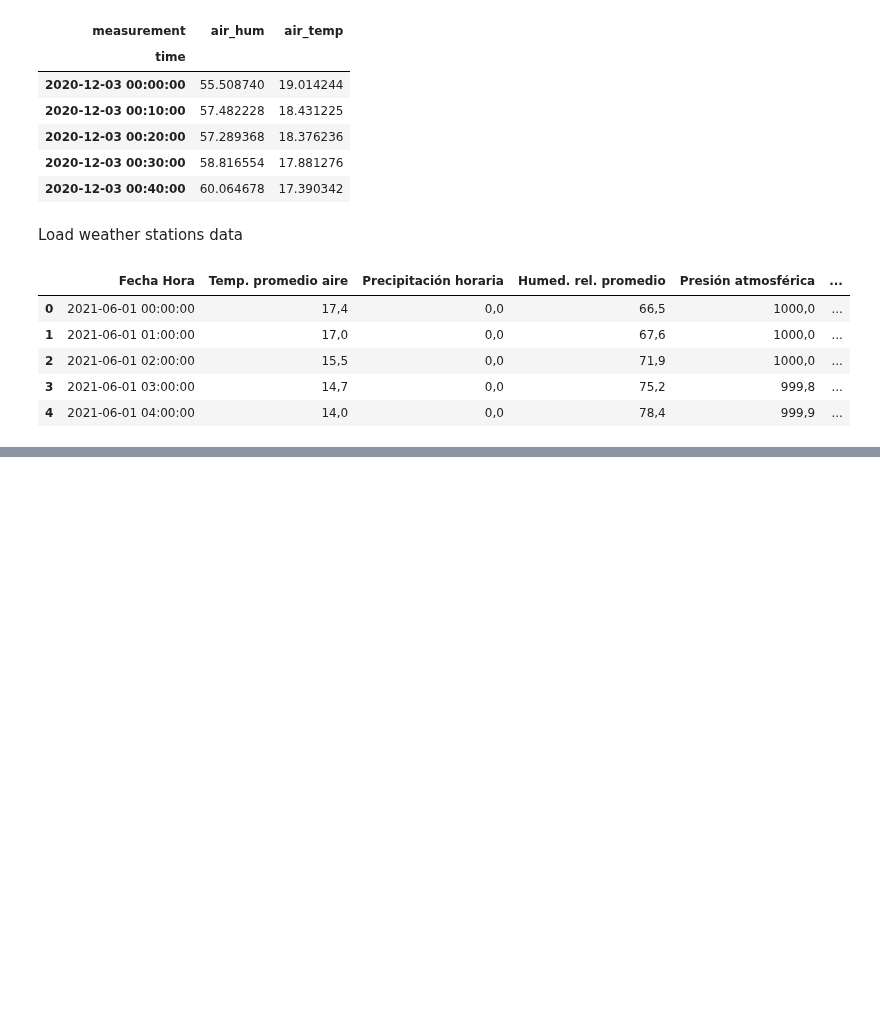
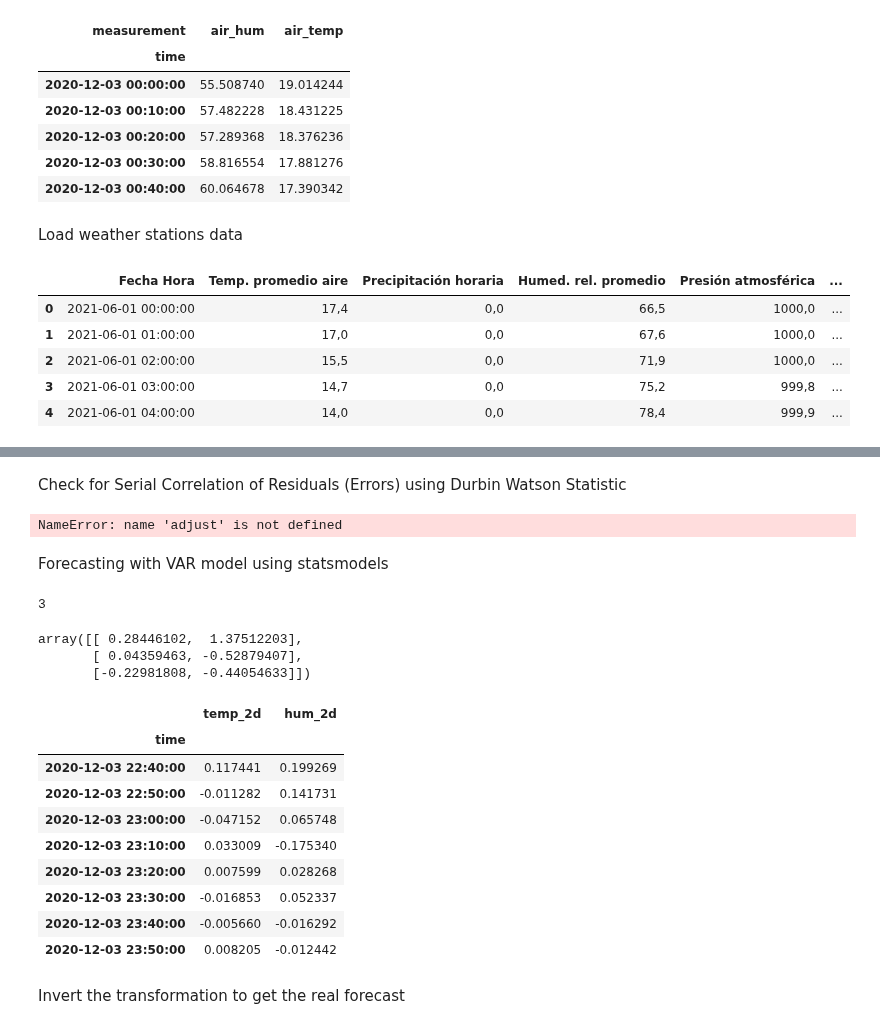
Before and after one commit to hernanlira/hl_frost, a Jupyter notebook: 07_data_and_var_testing.ipynb, the cells around one changed output, grey strips where cells are left out. Drawn from its saved outputs; the diff is of its cells as text; code cells hidden in the pictures; blank space fills up the shorter version.

```diff
--- a/07_data_and_var_testing.ipynb
+++ b/07_data_and_var_testing.ipynb
@@ -160,0 +380,3 @@ data_ws['Fecha Hora'] = pd.to_datetime(data_ws['Fecha Hora'])
+# %%
+# Second Differencing
+df_differenced = df_differenced.diff().dropna()
@@ -160,0 +406,9 @@ data_ws['Fecha Hora'] = pd.to_datetime(data_ws['Fecha Hora'])
+# %%
+model = VAR(df_differenced)
+for i in [1,2,3,4,5,6,7,8,9]:
+    result = model.fit(i)
+    print('Lag Order =', i)
+    print('AIC : ', result.aic)
+    print('BIC : ', result.bic)
+    print('FPE : ', result.fpe)
+    print('HQIC: ', result.hqic, '\n')
@@ -160,0 +433,3 @@ data_ws['Fecha Hora'] = pd.to_datetime(data_ws['Fecha Hora'])
+# %%
+model_fitted = model.fit(3)
+model_fitted.summary()
@@ -160,0 +454,43 @@ data_ws['Fecha Hora'] = pd.to_datetime(data_ws['Fecha Hora'])
+# %% [markdown]
+Check for Serial Correlation of Residuals (Errors) using Durbin Watson Statistic
+# %%
+from statsmodels.stats.stattools import durbin_watson
+out = durbin_watson(model_fitted.resid)
+
+for col, val in zip(df.columns, out):
+    print(adjust(col), ':', round(val, 2))
+# %% [output]
+NameError: name 'adjust' is not defined
+# %% [markdown]
+Forecasting with VAR model using statsmodels
+# %%
+# Get the lag order
+lag_order = model_fitted.k_ar
+print(lag_order)  #> 4
+
+# Input data for forecasting
+forecast_input = df_differenced.values[-lag_order:]
+forecast_input
+# %% [output]
+3
+array([[ 0.28446102,  1.37512203],
+       [ 0.04359463, -0.52879407],
+       [-0.22981808, -0.44054633]])
+# %%
+# Forecast
+fc = model_fitted.forecast(y=forecast_input, steps=nobs)
+df_forecast = pd.DataFrame(fc, index=df.index[-nobs:], columns=df.columns + '_2d')
+df_forecast
+# %% [output]
+|  | temp_2d | hum_2d |
+| time |  |  |
+| 2020-12-03 22:40:00 | 0.117441 | 0.199269 |
+| 2020-12-03 22:50:00 | -0.011282 | 0.141731 |
+| 2020-12-03 23:00:00 | -0.047152 | 0.065748 |
+| 2020-12-03 23:10:00 | 0.033009 | -0.175340 |
+| 2020-12-03 23:20:00 | 0.007599 | 0.028268 |
+| 2020-12-03 23:30:00 | -0.016853 | 0.052337 |
+| 2020-12-03 23:40:00 | -0.005660 | -0.016292 |
+| 2020-12-03 23:50:00 | 0.008205 | -0.012442 |
+# %% [markdown]
+Invert the transformation to get the real forecast
```
Also changed, not shown: parts of 32 cells of this notebook.
